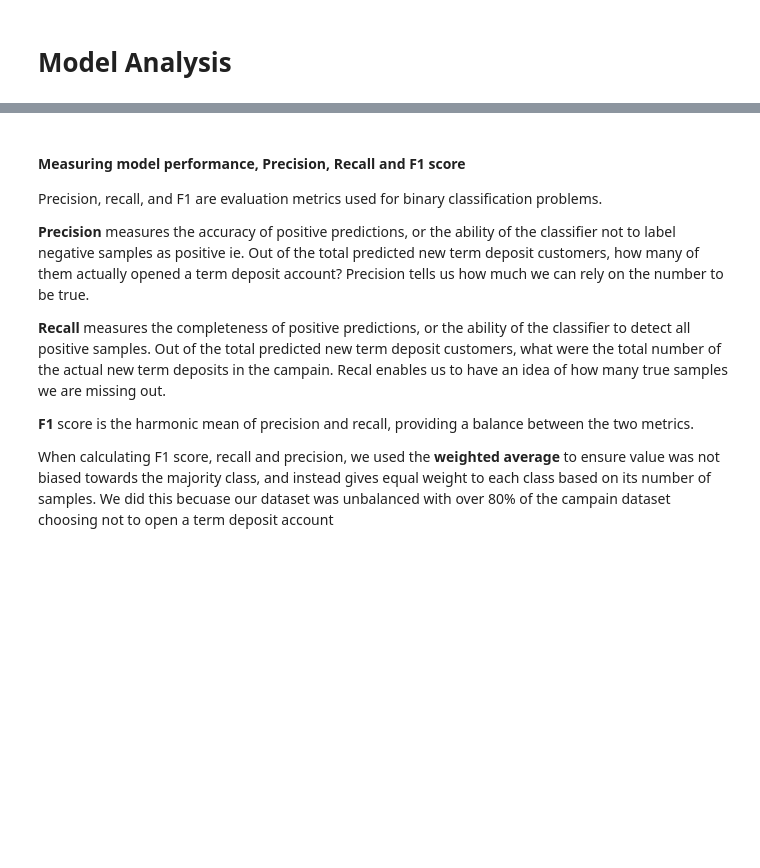
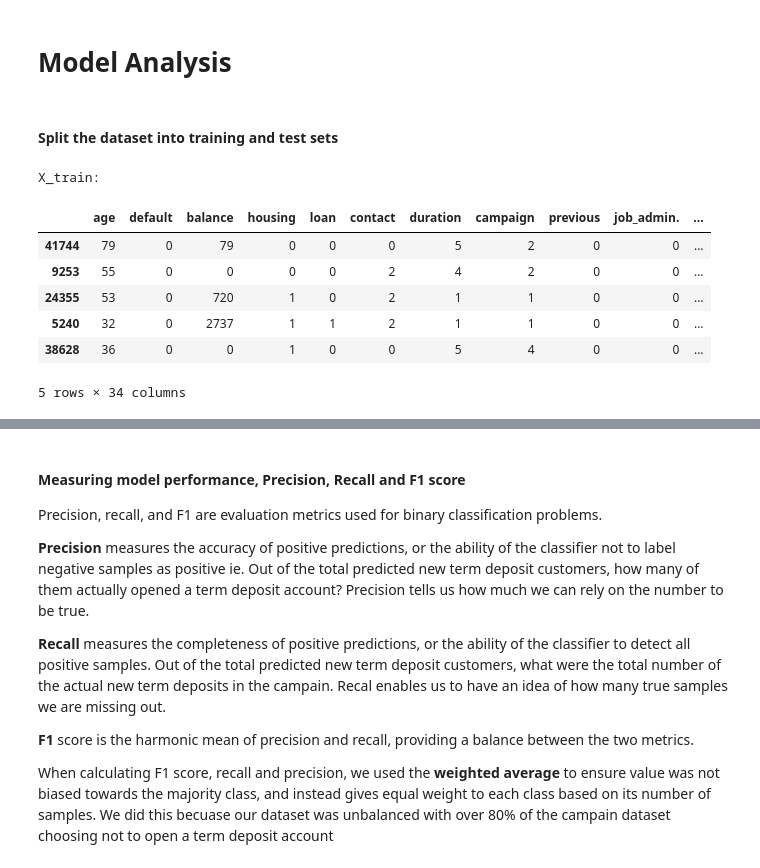
Before and after one commit to SMares1/MSAAI-501, a Jupyter notebook: Team 4 - Final Project.ipynb, the cells around one changed output, grey strips where cells are left out. Drawn from its saved outputs; the diff is of its cells as text; code cells hidden in the pictures; blank space fills up the shorter version.

```diff
--- a/Team 4 - Final Project.ipynb
+++ b/Team 4 - Final Project.ipynb
@@ -877,3 +828,5 @@ We chose to evaluate five baseline models then do hyperparameter tunning try inc
 - **Scalability:** RandomForestClassifier and DecisionTreeClassifier are easily scalable, while kNN and SVC can be less scalable and more difficult to optimize for large datasets.
 # %% [markdown]
 # Model Analysis
+# %% [markdown]
+#### Split the dataset into training and test sets
@@ -879,0 +837,13 @@ We chose to evaluate five baseline models then do hyperparameter tunning try inc
+# %%
+# Print the training and test sets
+print("X_train:")
+X_train.head()
+# %% [output]
+X_train:
+|  | age | default | balance | housing | loan | contact | duration | campaign | previous | job_admin. | ... |
+| 41744 | 79 | 0 | 79 | 0 | 0 | 0 | 5 | 2 | 0 | 0 | ... |
+| 9253 | 55 | 0 | 0 | 0 | 0 | 2 | 4 | 2 | 0 | 0 | ... |
+| 24355 | 53 | 0 | 720 | 1 | 0 | 2 | 1 | 1 | 0 | 0 | ... |
+| 5240 | 32 | 0 | 2737 | 1 | 1 | 2 | 1 | 1 | 0 | 0 | ... |
+| 38628 | 36 | 0 | 0 | 1 | 0 | 0 | 5 | 4 | 0 | 0 | ... |
+5 rows × 34 columns
```
Also changed, not shown: parts of 12 cells of this notebook.
